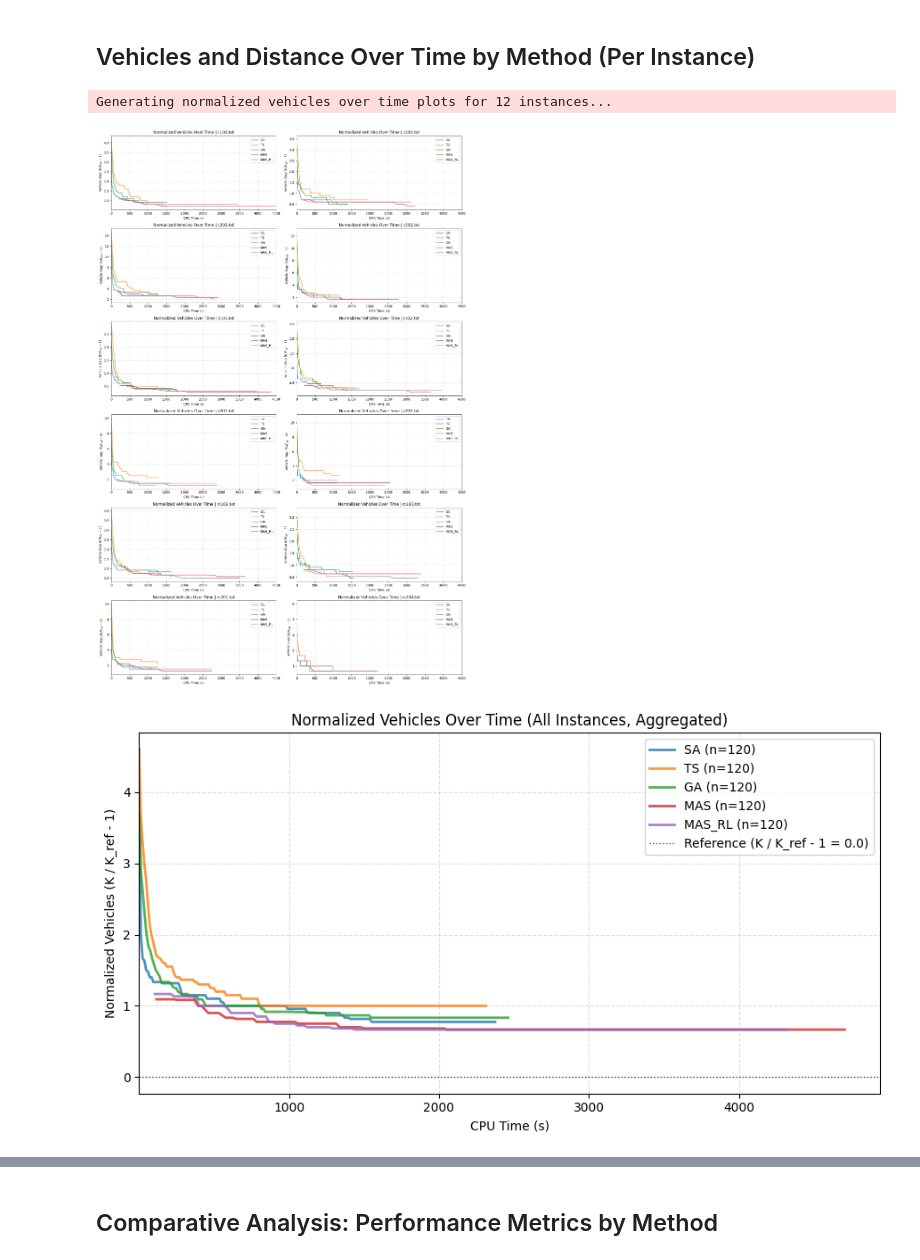
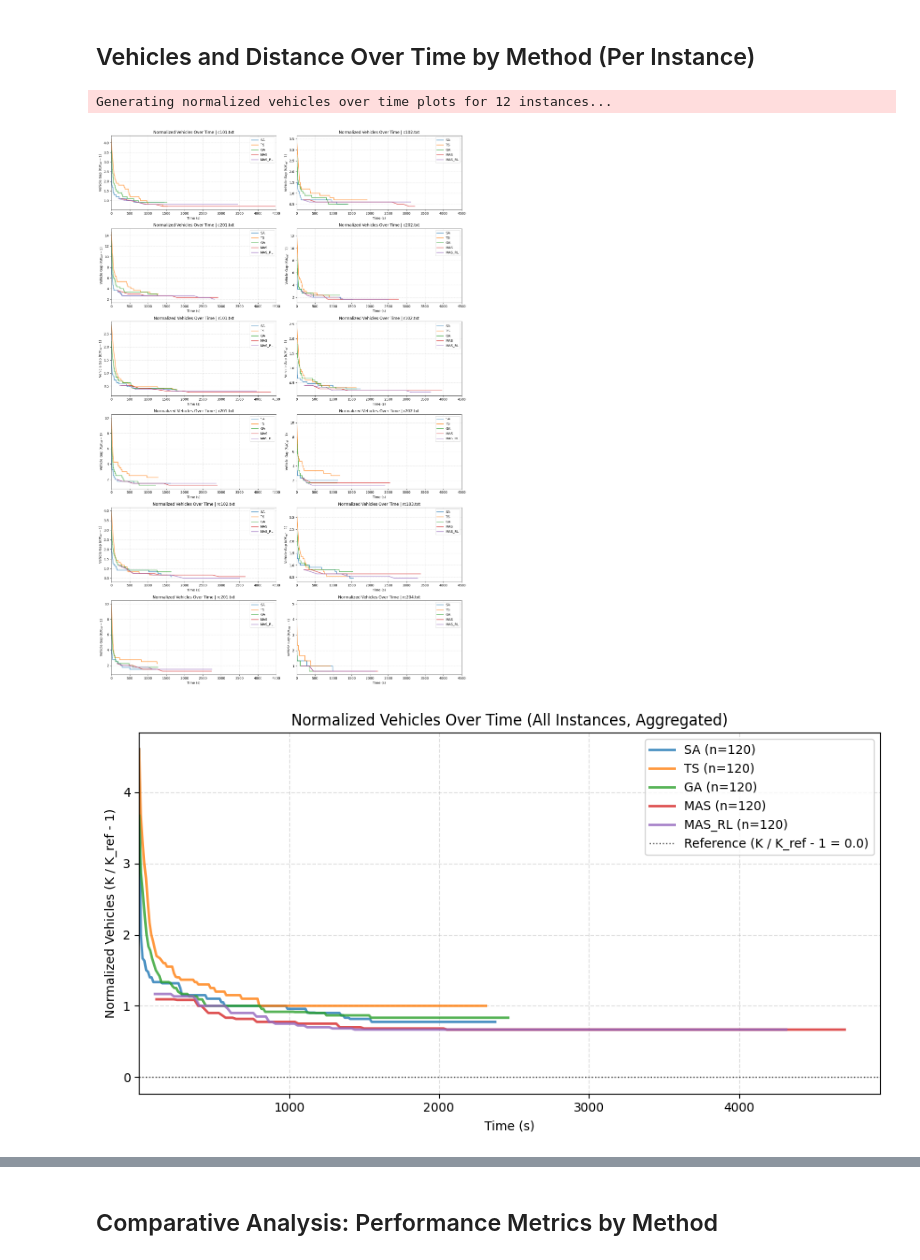
Before and after one commit to hugodba/TCC, a Jupyter notebook: src/main.ipynb, the cells around one changed output, grey strips where cells are left out. Saved outputs shown, nothing was run; the diff lists cells and outputs as text; code cells hidden in the pictures.

```diff
--- a/src/main.ipynb
+++ b/src/main.ipynb
@@ -2400,35 +2363,35 @@ else:
                 for method_label, trace in method_traces.items():
                     times = [p.get("elapsed_sec", 0) for p in trace]
 
                     # ---- CÁLCULO DA NORMALIZAÇÃO CORRETA ----
                     vehicles_norm = [(p.get("vehicles", 0) / float(k_ref)) - 1.0 for p in trace]
                     # -----------------------------------------
 
                     ax_grid.plot(times, vehicles_norm, label=method_label, linewidth=2, markersize=4, alpha=0.7)
-                ax_grid.set_xlabel("CPU Time (s)")
+                ax_grid.set_xlabel("Time (s)")
                 # Atualizando o rótulo do eixo Y com formatação matemática LaTeX
                 ax_grid.set_ylabel("Vehicle Gap $(K / K_{ref} - 1)$")
                 ax_grid.set_title(f"Normalized Vehicles Over Time | {instance_name}")
 
                 # --- PADRONIZAÇÃO DE EIXOS ---
                 ax_grid.set_xlim(0, 4500)
                 # Removi o set_ylim(0, 80) pois a escala agora é muito menor.
                 # Se quiser padronizar o Y novamente (ex: gap máximo de 500%), descomente a linha abaixo:
                 # ax_grid.set_ylim(0, 5.0)
                 # -----------------------------
 
                 ax_grid.grid(True, linestyle="--", alpha=0.4)
                 ax_grid.legend()
 
             # Remove eventuais subplots vazios
             for idx in range(num_instances, len(axes_flat)):
                 fig_grid.delaxes(axes_flat[idx])
 
             fig_grid.tight_layout()
             plt.show()
 # %% [output]
 Generating normalized vehicles over time plots for 12 instances...
-[figure, old version]
+[figure, new version]
 # %%
 # Normalized vehicles over time aggregated across instances (one line per method).
 batch_df = _build_batch_run_level_df_from_summaries()
@@ -2557,7 +2520,7 @@ else:
                 label="Reference (K / K_ref - 1 = 0.0)",
             )
             ax.set_title("Normalized Vehicles Over Time (All Instances, Aggregated)")
-            ax.set_xlabel("CPU Time (s)")
+            ax.set_xlabel("Time (s)")
             ax.set_ylabel("Normalized Vehicles (K / K_ref - 1)")
             if np.isfinite(min_plot_time):
                 ax.set_xlim(left=max(0.0, float(min_plot_time)))
@@ -2571,7 +2534,7 @@ else:
             logger.info("Normalized vehicles plot skipped: no valid traces available")
             plt.close(fig)
 # %% [output]
-[figure, old version]
+[figure, new version]
 # %%
 # Normalized distance over time aggregated across instances (one line per method).
 batch_df = _build_batch_run_level_df_from_summaries()
```
Also changed, not shown: parts of 11 cells of this notebook, 24 other files.
